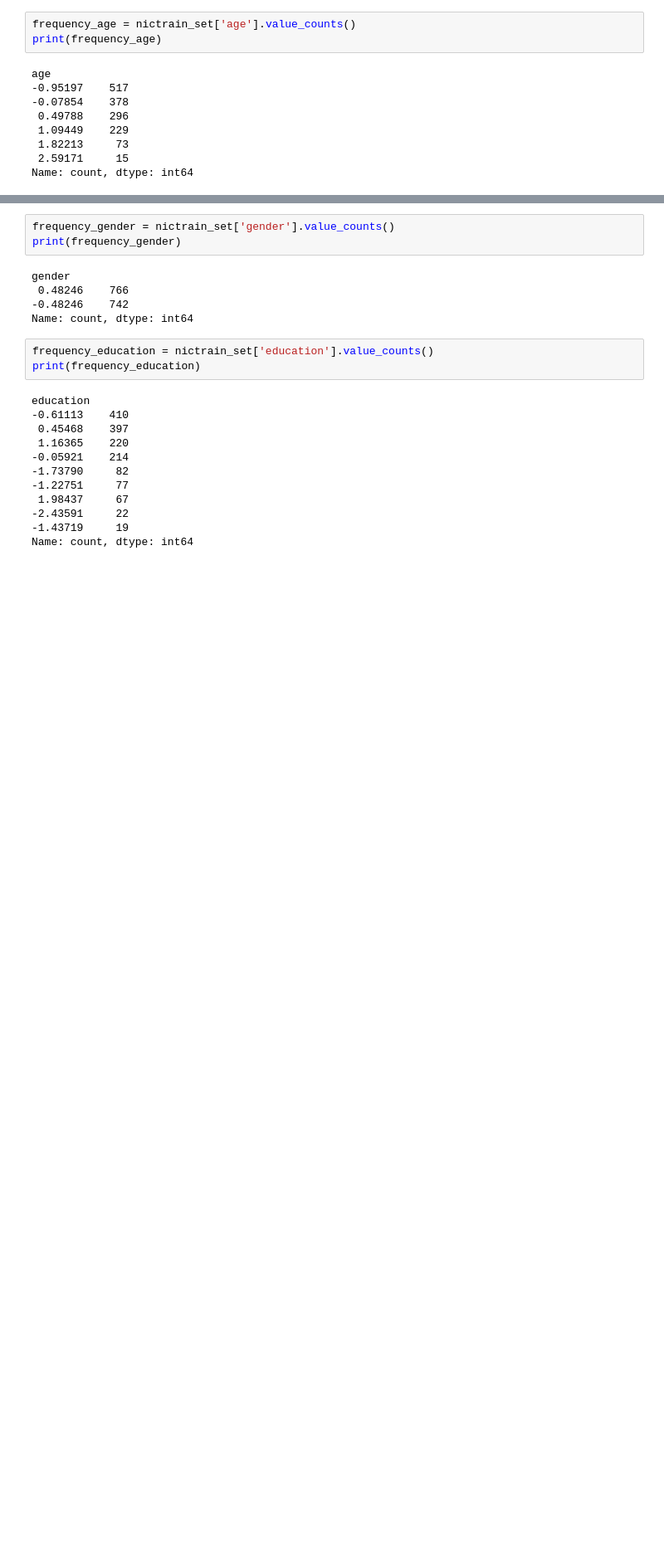
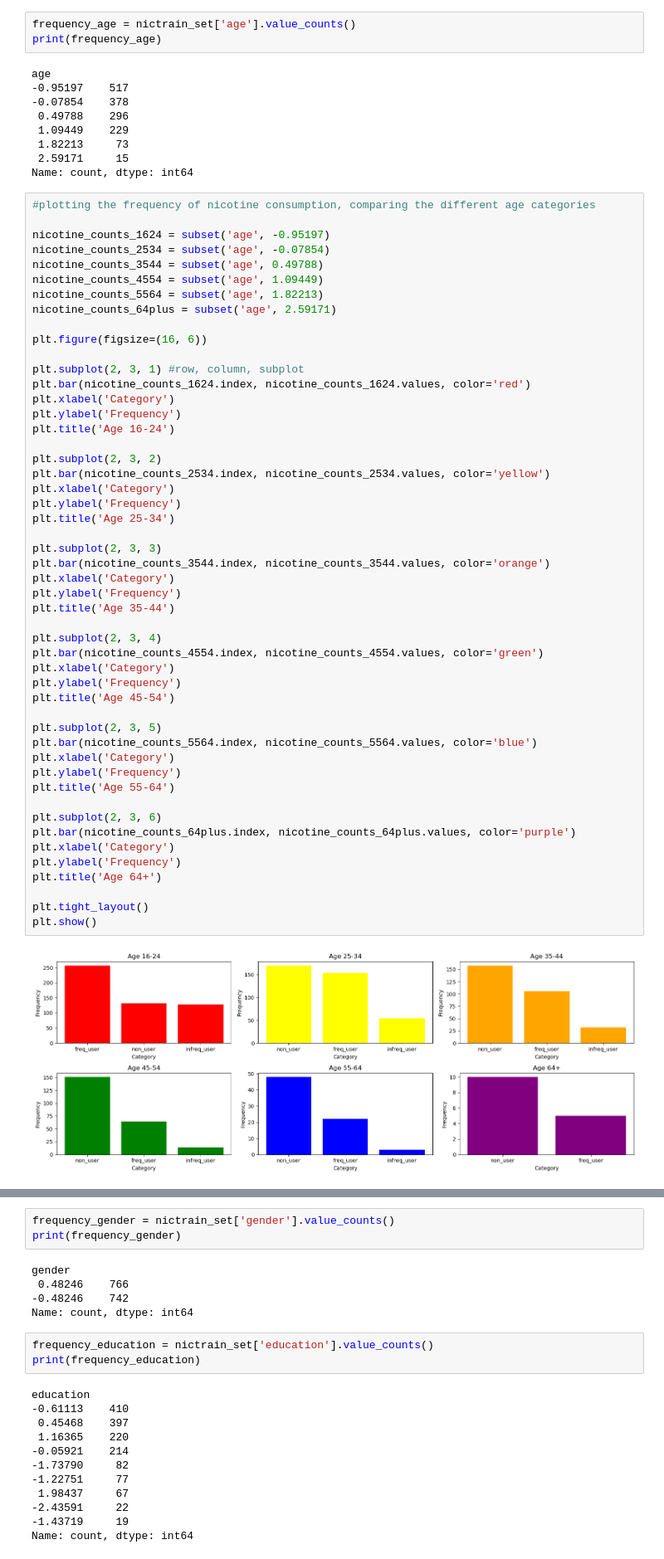
Before and after one commit to skyefung02/DrugConsumptionProject, a Jupyter notebook: data_exploration_visualisation.ipynb, the cells around one changed output, grey strips where cells are left out. Shown: that part at 83% size. Drawn from its saved outputs; the diff is of its cells as text; blank space fills up the shorter version.

```diff
--- a/data_exploration_visualisation.ipynb
+++ b/data_exploration_visualisation.ipynb
@@ -69,3 +89,55 @@ age
  1.82213     73
  2.59171     15
 Name: count, dtype: int64
+# %%
+#plotting the frequency of nicotine consumption, comparing the different age categories
+
+nicotine_counts_1624 = subset('age', -0.95197)
+nicotine_counts_2534 = subset('age', -0.07854)
+nicotine_counts_3544 = subset('age', 0.49788)
+nicotine_counts_4554 = subset('age', 1.09449)
+nicotine_counts_5564 = subset('age', 1.82213)
+nicotine_counts_64plus = subset('age', 2.59171)
+
+plt.figure(figsize=(16, 6))
+
+plt.subplot(2, 3, 1) #row, column, subplot
+plt.bar(nicotine_counts_1624.index, nicotine_counts_1624.values, color='red')
+plt.xlabel('Category')
+plt.ylabel('Frequency')
+plt.title('Age 16-24')
+
+plt.subplot(2, 3, 2)
+plt.bar(nicotine_counts_2534.index, nicotine_counts_2534.values, color='yellow')
+plt.xlabel('Category')
+plt.ylabel('Frequency')
+plt.title('Age 25-34')
+
+plt.subplot(2, 3, 3)
+plt.bar(nicotine_counts_3544.index, nicotine_counts_3544.values, color='orange')
+plt.xlabel('Category')
+plt.ylabel('Frequency')
+plt.title('Age 35-44')
+
+plt.subplot(2, 3, 4)
+plt.bar(nicotine_counts_4554.index, nicotine_counts_4554.values, color='green')
+plt.xlabel('Category')
+plt.ylabel('Frequency')
+plt.title('Age 45-54')
+
+plt.subplot(2, 3, 5)
+plt.bar(nicotine_counts_5564.index, nicotine_counts_5564.values, color='blue')
+plt.xlabel('Category')
+plt.ylabel('Frequency')
+plt.title('Age 55-64')
+
+plt.subplot(2, 3, 6)
+plt.bar(nicotine_counts_64plus.index, nicotine_counts_64plus.values, color='purple')
+plt.xlabel('Category')
+plt.ylabel('Frequency')
+plt.title('Age 64+')
+
+plt.tight_layout()
+plt.show()
+# %% [output]
+[figure, added]
```
Also changed, not shown: parts of 15 cells of this notebook, 1 other file.
